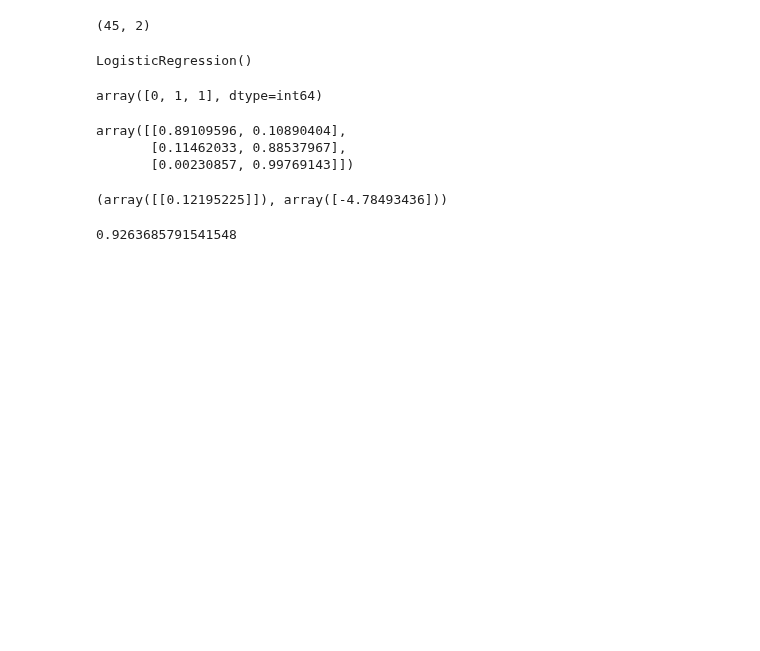
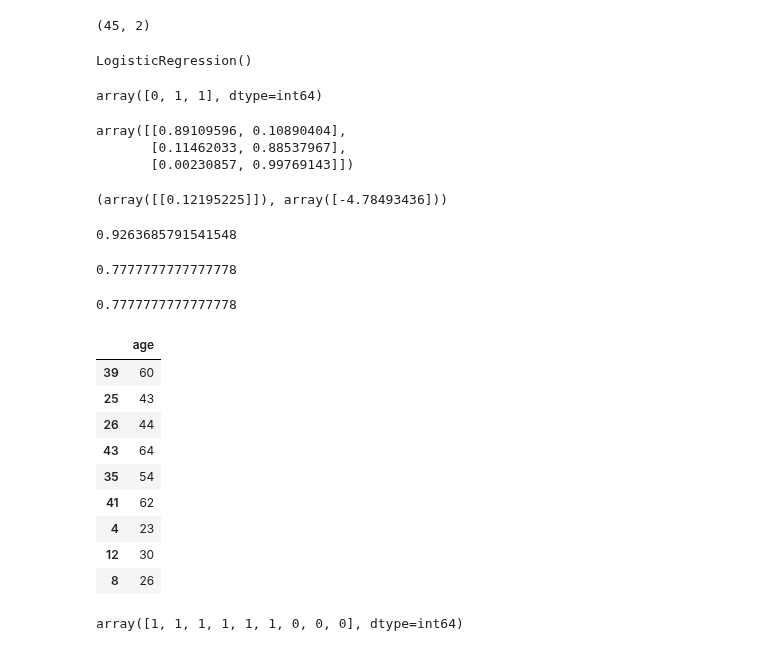
Before and after one commit to azeem932356/ML-Foundations, a Jupyter notebook: Classification/LogisticRegression/LogisticRegressionCode.ipynb, the cells around one changed output. Saved outputs shown, nothing was run; the diff lists cells and outputs as text; code cells hidden in the pictures; blank space fills up the shorter version.

Commit message:
modelEval

```diff
--- a/Classification/LogisticRegression/LogisticRegressionCode.ipynb
+++ b/Classification/LogisticRegression/LogisticRegressionCode.ipynb
@@ -105,3 +105,30 @@ def prediction_function(age):
 prediction_function(60)
 # %% [output]
 0.9263685791541548
+# %%
+7/9
+# %% [output]
+0.7777777777777778
+# %%
+#model evalutaion
+
+model.score(X_test, y_test)
+# %% [output]
+0.7777777777777778
+# %%
+X_test
+# %% [output]
+|  | age |
+| 39 | 60 |
+| 25 | 43 |
+| 26 | 44 |
+| 43 | 64 |
+| 35 | 54 |
+| 41 | 62 |
+| 4 | 23 |
+| 12 | 30 |
+| 8 | 26 |
+# %%
+model.predict(X_test)
+# %% [output]
+array([1, 1, 1, 1, 1, 1, 0, 0, 0], dtype=int64)
```
Also changed, not shown: parts of 2 cells of this notebook.
